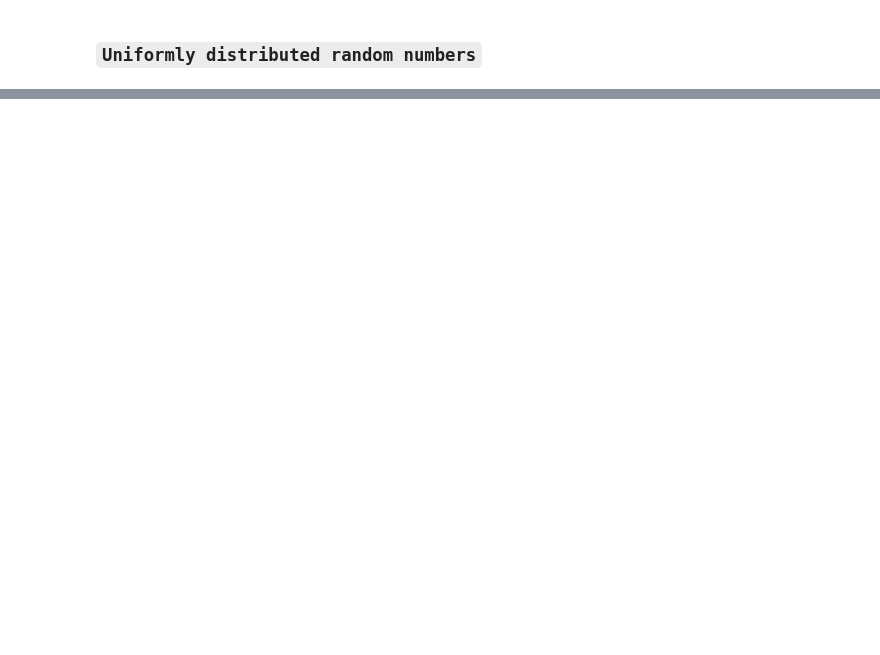
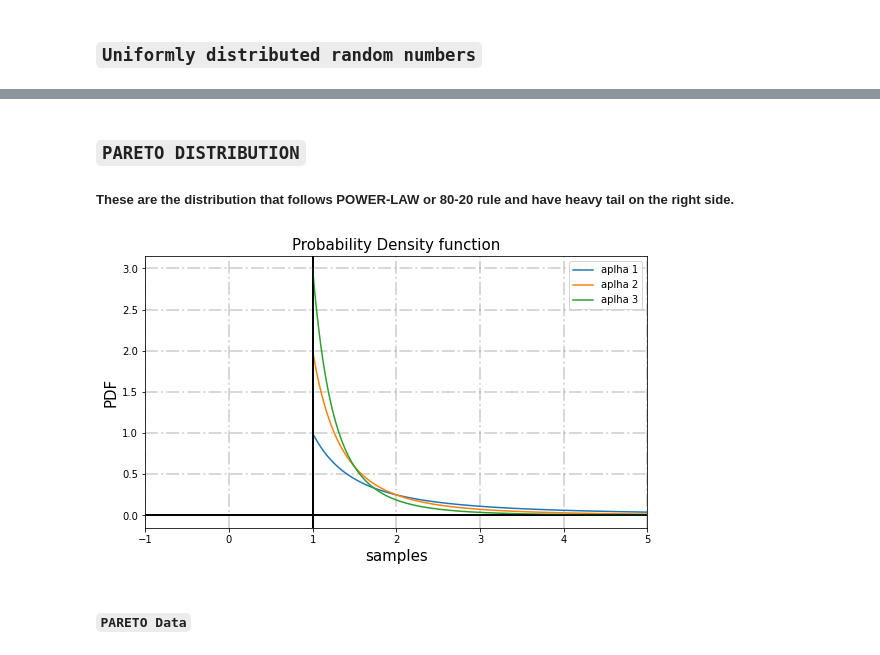
Before and after one commit to raj-shr-git/AAIC_Practice, a Jupyter notebook: VIDEO_PRACTICE/MODULE-1/M2_Sec1_EDA.ipynb, the cells around one changed output, grey strips where cells are left out. Drawn from its saved outputs; the diff is of its cells as text; code cells hidden in the pictures; blank space fills up the shorter version.

```diff
--- a/VIDEO_PRACTICE/MODULE-1/M2_Sec1_EDA.ipynb
+++ b/VIDEO_PRACTICE/MODULE-1/M2_Sec1_EDA.ipynb
@@ -566 +549,4 @@ scipy.stats.probplot(dummy_arr2,dist='pareto',sparams=(1,0),plot=plt)
 [figure]
+# %% [markdown]
+### **``PARETO DISTRIBUTION``**
+##### **These are the distribution that follows POWER-LAW or 80-20 rule and have heavy tail on the right side.**
@@ -566,0 +555,23 @@ scipy.stats.probplot(dummy_arr2,dist='pareto',sparams=(1,0),plot=plt)
+# %%
+x_m = 1
+alpha = [1,2,3]
+measurements = np.linspace(start=1,stop=5,num=5000)
+# %%
+for a in alpha:
+    output = np.array([pareto.pdf(x=measurements,b=a,loc=0,scale=x_m)])
+    plt.plot(measurements,output.T,label='aplha {}'.format(a))
+    plt.axvline(x=1,color='k')
+    plt.axhline(y=0,xmin=0,color='k')
+
+plt.xlabel('samples', fontsize=15)
+plt.ylabel('PDF', fontsize=15)
+plt.title('Probability Density function', fontsize=15)
+plt.grid(b=True, color='grey', alpha=0.3, linestyle='-.', linewidth=2)
+plt.rcParams["figure.figsize"] = [9, 5]
+plt.axis(xmin=-1,xmax=5)
+plt.legend(loc='best')
+plt.show()
+# %% [output]
+[figure, added]
+# %% [markdown]
+#### **``PARETO Data``**
```
Also changed, not shown: parts of 72 cells of this notebook.
